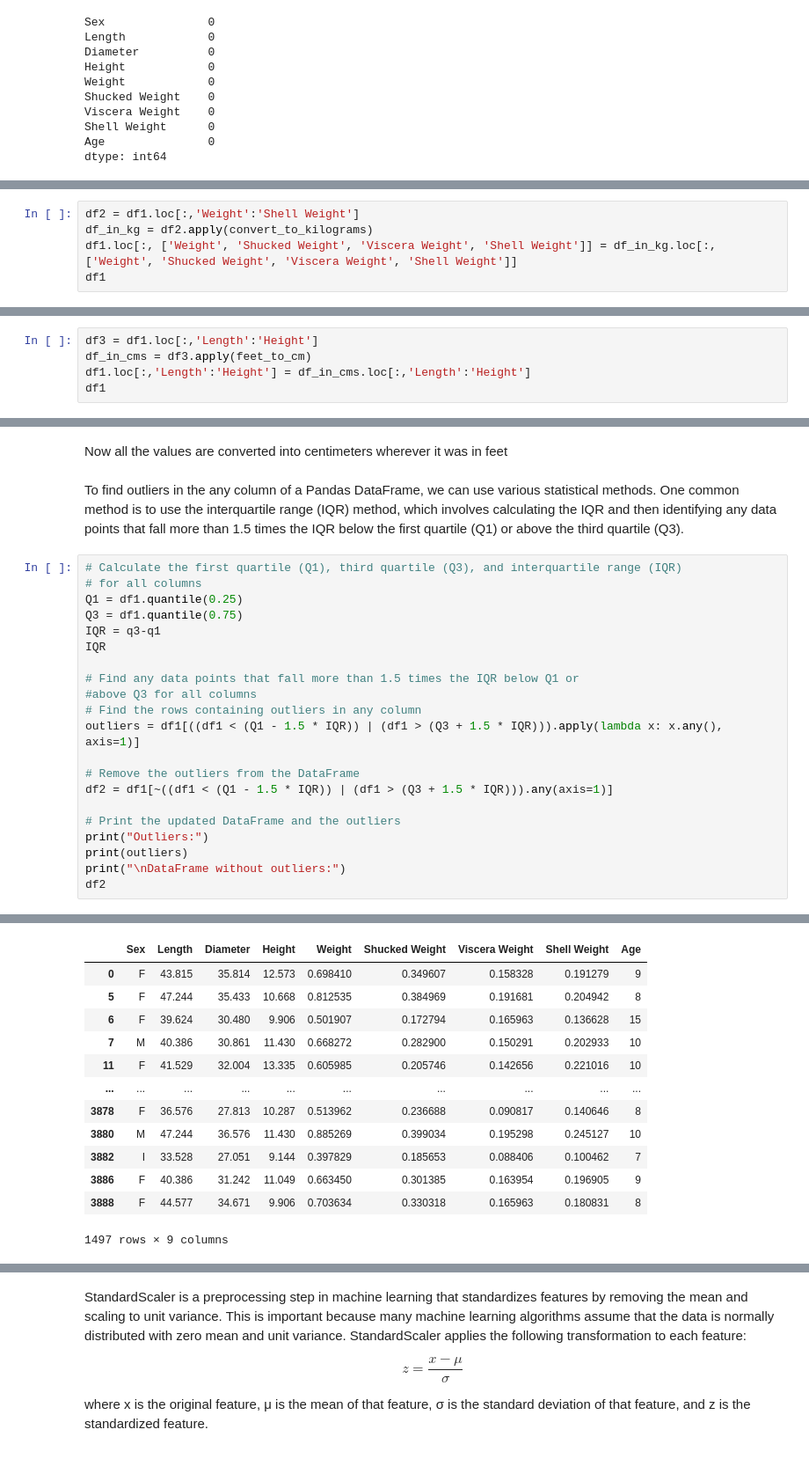
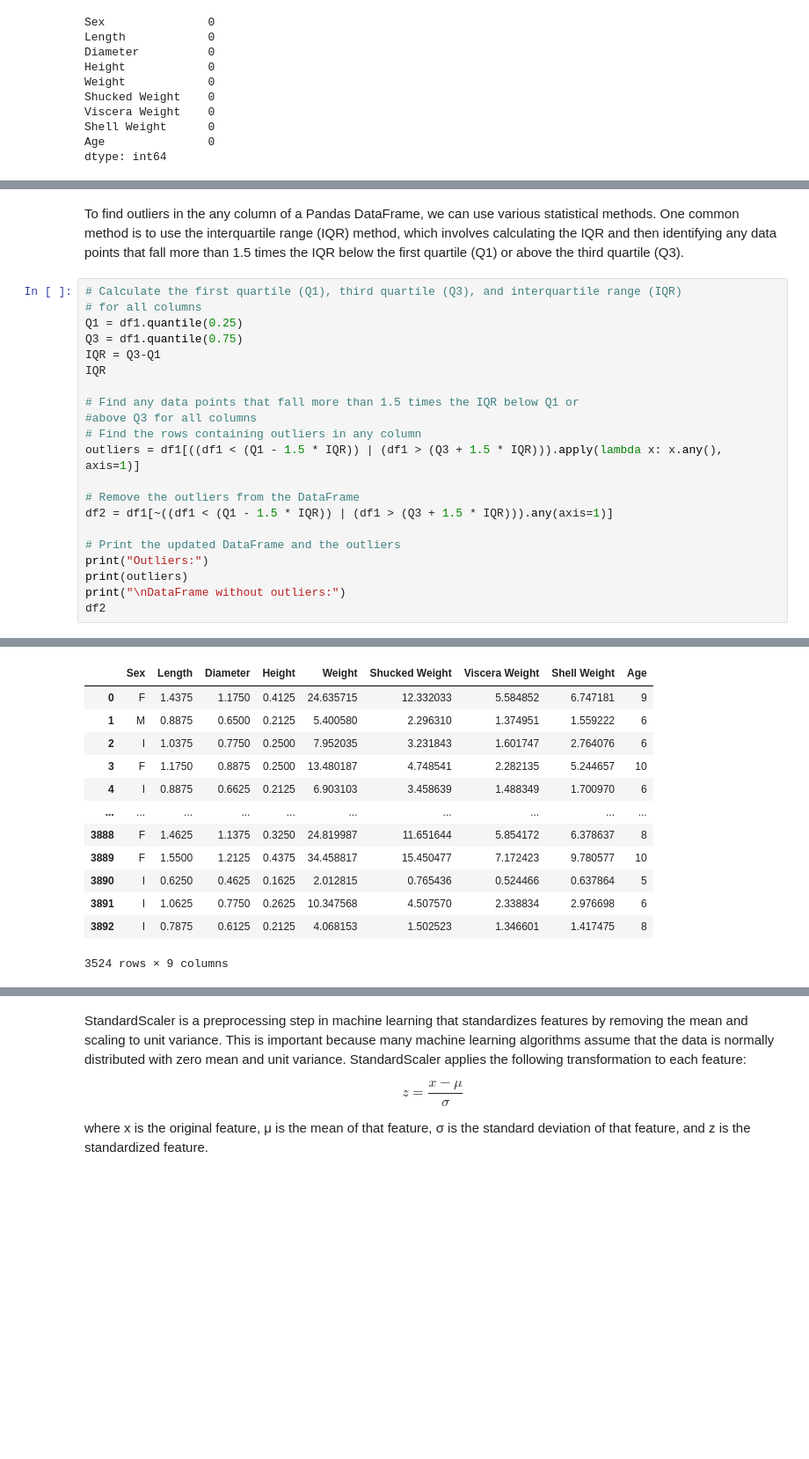
Before and after one commit to Aravinth-Megnath/Crab, a Jupyter notebook: crab_age_prediction.ipynb, the cells around one changed output, grey strips where cells are left out. Shown at 88% size. Cells and saved outputs as stored; diff of their text form; blank space fills up the shorter version.

```diff
--- a/crab_age_prediction.ipynb
+++ b/crab_age_prediction.ipynb
@@ -93,5 +84,0 @@ def convert_to_kilograms(column):
-# %%
-df2 = df1.loc[:,'Weight':'Shell Weight']
-df_in_kg = df2.apply(convert_to_kilograms)
-df1.loc[:, ['Weight', 'Shucked Weight', 'Viscera Weight', 'Shell Weight']] = df_in_kg.loc[:, ['Weight', 'Shucked Weight', 'Viscera Weight', 'Shell Weight']]
-df1
@@ -124,5 +84,0 @@ def feet_to_cm(feet):
-# %%
-df3 = df1.loc[:,'Length':'Height']
-df_in_cms = df3.apply(feet_to_cm)
-df1.loc[:,'Length':'Height'] = df_in_cms.loc[:,'Length':'Height']
-df1
@@ -148,5 +85,3 @@ See the caveats in the documentation: https://pandas.pydata.org/pandas-docs/stab
-# %% [markdown]
-Now all the values are converted into centimeters wherever it was in feet
 # %% [markdown]
 To find outliers in the any column of a Pandas DataFrame, we can use various statistical methods. One common method is to use the interquartile range (IQR) method, which involves calculating the IQR and then identifying any data points that fall more than 1.5 times the IQR below the first quartile (Q1) or above the third quartile (Q3).
 # %%
@@ -154,7 +89,7 @@ To find outliers in the any column of a Pandas DataFrame, we can use various sta
 # for all columns
 Q1 = df1.quantile(0.25)
 Q3 = df1.quantile(0.75)
-IQR = q3-q1
+IQR = Q3-Q1
 IQR
 
 # Find any data points that fall more than 1.5 times the IQR below Q1 or
@@ -189,18 +124,18 @@ Outliers:
 
 DataFrame without outliers:
 |  | Sex | Length | Diameter | Height | Weight | Shucked Weight | Viscera Weight | Shell Weight | Age |
-| 0 | F | 43.815 | 35.814 | 12.573 | 0.698410 | 0.349607 | 0.158328 | 0.191279 | 9 |
-| 5 | F | 47.244 | 35.433 | 10.668 | 0.812535 | 0.384969 | 0.191681 | 0.204942 | 8 |
-| 6 | F | 39.624 | 30.480 | 9.906 | 0.501907 | 0.172794 | 0.165963 | 0.136628 | 15 |
-| 7 | M | 40.386 | 30.861 | 11.430 | 0.668272 | 0.282900 | 0.150291 | 0.202933 | 10 |
-| 11 | F | 41.529 | 32.004 | 13.335 | 0.605985 | 0.205746 | 0.142656 | 0.221016 | 10 |
+| 0 | F | 1.4375 | 1.1750 | 0.4125 | 24.635715 | 12.332033 | 5.584852 | 6.747181 | 9 |
+| 1 | M | 0.8875 | 0.6500 | 0.2125 | 5.400580 | 2.296310 | 1.374951 | 1.559222 | 6 |
+| 2 | I | 1.0375 | 0.7750 | 0.2500 | 7.952035 | 3.231843 | 1.601747 | 2.764076 | 6 |
+| 3 | F | 1.1750 | 0.8875 | 0.2500 | 13.480187 | 4.748541 | 2.282135 | 5.244657 | 10 |
+| 4 | I | 0.8875 | 0.6625 | 0.2125 | 6.903103 | 3.458639 | 1.488349 | 1.700970 | 6 |
 | ... | ... | ... | ... | ... | ... | ... | ... | ... | ... |
-| 3878 | F | 36.576 | 27.813 | 10.287 | 0.513962 | 0.236688 | 0.090817 | 0.140646 | 8 |
-| 3880 | M | 47.244 | 36.576 | 11.430 | 0.885269 | 0.399034 | 0.195298 | 0.245127 | 10 |
-| 3882 | I | 33.528 | 27.051 | 9.144 | 0.397829 | 0.185653 | 0.088406 | 0.100462 | 7 |
-| 3886 | F | 40.386 | 31.242 | 11.049 | 0.663450 | 0.301385 | 0.163954 | 0.196905 | 9 |
-| 3888 | F | 44.577 | 34.671 | 9.906 | 0.703634 | 0.330318 | 0.165963 | 0.180831 | 8 |
+| 3888 | F | 1.4625 | 1.1375 | 0.3250 | 24.819987 | 11.651644 | 5.854172 | 6.378637 | 8 |
+| 3889 | F | 1.5500 | 1.2125 | 0.4375 | 34.458817 | 15.450477 | 7.172423 | 9.780577 | 10 |
+| 3890 | I | 0.6250 | 0.4625 | 0.1625 | 2.012815 | 0.765436 | 0.524466 | 0.637864 | 5 |
+| 3891 | I | 1.0625 | 0.7750 | 0.2625 | 10.347568 | 4.507570 | 2.338834 | 2.976698 | 6 |
+| 3892 | I | 0.7875 | 0.6125 | 0.2125 | 4.068153 | 1.502523 | 1.346601 | 1.417475 | 8 |
-1497 rows × 9 columns
+3524 rows × 9 columns
 # %%
 import seaborn as sns
 
```
Also changed, not shown: parts of 73 cells of this notebook.
